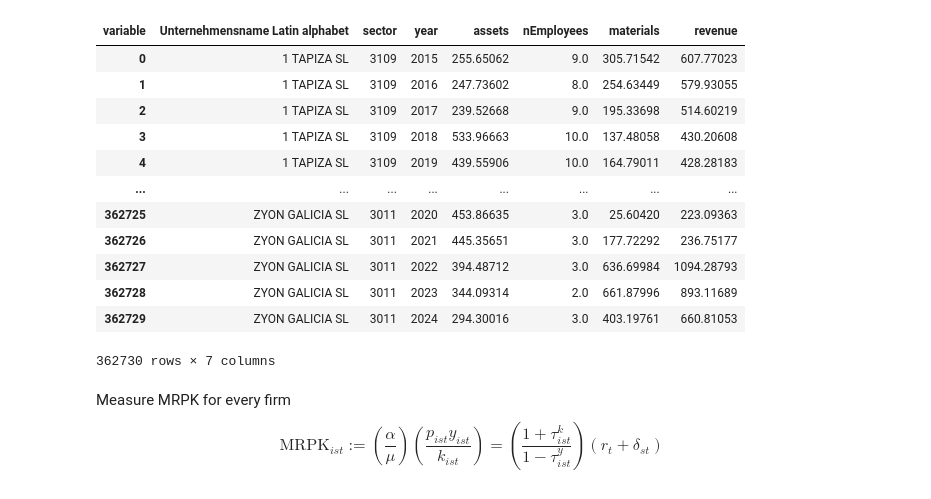
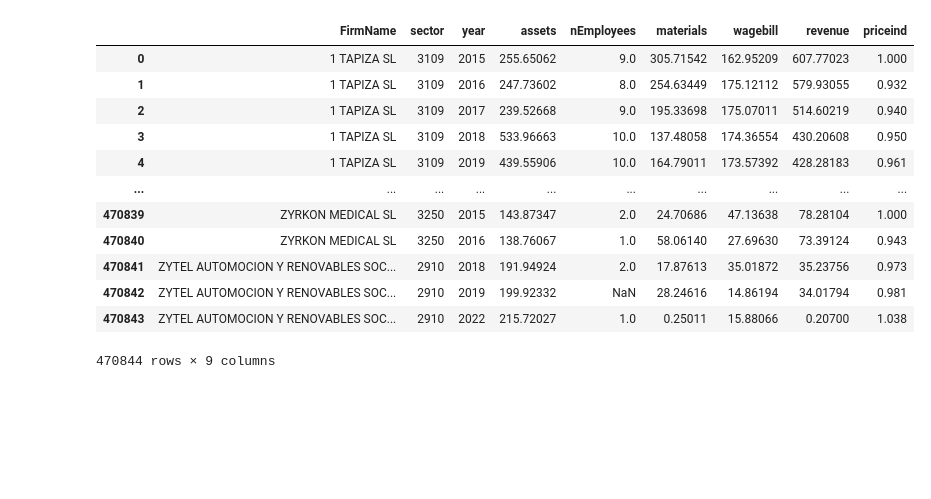
Before and after one commit to CurdinLieberherr/Master-Thesis, a Jupyter notebook: data.ipynb, the cells around one changed output. Drawn from its saved outputs; the diff is of its cells as text; code cells hidden in the pictures; blank space fills up the shorter version.

Commit message:
Added Prices and TFP

```diff
--- a/data.ipynb
+++ b/data.ipynb
@@ -23,11 +143,0 @@ df = df.replace('n.v.', np.nan)
-# %%
-DESC_COLS = ['Unternehmensname Latin alphabet',
-       'NACE Rev. 2 Core Code (4 Ziffern)']
-
-#take num cols and drop 2014 and betriebsertrag
-NUM_COLS = [col for col in df.columns if (col not in DESC_COLS) and ('2014' not in col) and ('Betriebsertrag' not in col)]
-
-
-#drop all who have missing financial information
-df = df.dropna(subset=NUM_COLS, how='any')[DESC_COLS + NUM_COLS]
-df.describe()
@@ -45,42 +144,60 @@ df.describe()
 # %%
+#make data long for any variable col
 df_long = melt_orbis_df(df, DESC_COLS)
 df_long
 
 #rename columns for later use
 df_long = df_long.rename(columns={
 
 })
 
 namedict = {
+    'Unternehmensname Latin alphabet' : 'FirmName',
     'NACE Rev. 2 Core Code (4 Ziffern)':   'sector',
     'Anlagevermögen tsd EUR' : 'assets',
     'Umsatz tsd EUR' : 'revenue',
     'Materialkosten verkaufter Güter tsd EUR': 'materials',
-    'Anzahl der Mitarbeiter': 'nEmployees'
+    'Anzahl der Mitarbeiter': 'nEmployees',
+    'Mitarbeiterkosten tsd EUR': 'wagebill'
 }
 
 df_long = df_long.rename(columns=namedict)
+
+
+NUM_COLS = [
+'assets',
+'revenue',
+'materials',
+'wagebill'
+]
+
+#drop companies who have missing financial information in a given year
+df_long = df_long.dropna(subset=NUM_COLS, how='any')
+
+#merge priceindexes
+df_long['sector2d'] = df_long['sector'].astype(str).str[:2]
+df_long['year'] = df_long['year'].astype(str)
+df_long = df_long.merge(ps, on=['sector2d', 'year'], how='left')
+df_long['year'] = df_long['year'].astype(int)
+df_long = df_long.drop('sector2d', axis=1)
+df_long['priceind'] = np.where(df_long['year'] == 2015, 1, df_long['priceind'])
+
+
+#save to workspace for reusing
+df_long.to_pickle(directory / "data_long.pkl")
+
 df_long
 # %% [output]
-| variable | Unternehmensname Latin alphabet | sector | year | assets | nEmployees | materials | revenue |
-| 0 | 1 TAPIZA SL | 3109 | 2015 | 255.65062 | 9.0 | 305.71542 | 607.77023 |
-| 1 | 1 TAPIZA SL | 3109 | 2016 | 247.73602 | 8.0 | 254.63449 | 579.93055 |
-| 2 | 1 TAPIZA SL | 3109 | 2017 | 239.52668 | 9.0 | 195.33698 | 514.60219 |
-| 3 | 1 TAPIZA SL | 3109 | 2018 | 533.96663 | 10.0 | 137.48058 | 430.20608 |
-| 4 | 1 TAPIZA SL | 3109 | 2019 | 439.55906 | 10.0 | 164.79011 | 428.28183 |
-| ... | ... | ... | ... | ... | ... | ... | ... |
-| 362725 | ZYON GALICIA SL | 3011 | 2020 | 453.86635 | 3.0 | 25.60420 | 223.09363 |
-| 362726 | ZYON GALICIA SL | 3011 | 2021 | 445.35651 | 3.0 | 177.72292 | 236.75177 |
-| 362727 | ZYON GALICIA SL | 3011 | 2022 | 394.48712 | 3.0 | 636.69984 | 1094.28793 |
-| 362728 | ZYON GALICIA SL | 3011 | 2023 | 344.09314 | 2.0 | 661.87996 | 893.11689 |
-| 362729 | ZYON GALICIA SL | 3011 | 2024 | 294.30016 | 3.0 | 403.19761 | 660.81053 |
+|  | FirmName | sector | year | assets | nEmployees | materials | wagebill | revenue | priceind |
+| 0 | 1 TAPIZA SL | 3109 | 2015 | 255.65062 | 9.0 | 305.71542 | 162.95209 | 607.77023 | 1.000 |
+| 1 | 1 TAPIZA SL | 3109 | 2016 | 247.73602 | 8.0 | 254.63449 | 175.12112 | 579.93055 | 0.932 |
+| 2 | 1 TAPIZA SL | 3109 | 2017 | 239.52668 | 9.0 | 195.33698 | 175.07011 | 514.60219 | 0.940 |
+| 3 | 1 TAPIZA SL | 3109 | 2018 | 533.96663 | 10.0 | 137.48058 | 174.36554 | 430.20608 | 0.950 |
+| 4 | 1 TAPIZA SL | 3109 | 2019 | 439.55906 | 10.0 | 164.79011 | 173.57392 | 428.28183 | 0.961 |
+| ... | ... | ... | ... | ... | ... | ... | ... | ... | ... |
+| 470839 | ZYRKON MEDICAL SL | 3250 | 2015 | 143.87347 | 2.0 | 24.70686 | 47.13638 | 78.28104 | 1.000 |
+| 470840 | ZYRKON MEDICAL SL | 3250 | 2016 | 138.76067 | 1.0 | 58.06140 | 27.69630 | 73.39124 | 0.943 |
+| 470841 | ZYTEL AUTOMOCION Y RENOVABLES SOC... | 2910 | 2018 | 191.94924 | 2.0 | 17.87613 | 35.01872 | 35.23756 | 0.973 |
+| 470842 | ZYTEL AUTOMOCION Y RENOVABLES SOC... | 2910 | 2019 | 199.92332 | NaN | 28.24616 | 14.86194 | 34.01794 | 0.981 |
+| 470843 | ZYTEL AUTOMOCION Y RENOVABLES SOC... | 2910 | 2022 | 215.72027 | 1.0 | 0.25011 | 15.88066 | 0.20700 | 1.038 |
-362730 rows × 7 columns
+470844 rows × 9 columns
-# %% [markdown]
-Measure MRPK for every firm
-$$
- \text{MRPK}_{ist} :=
-    \left(\frac{\alpha}{\mu}\right)
-    \left(\frac{p_{ist} y_{ist}}{k_{ist}}\right)
-    = \left(\frac{1 + \tau^{k}_{ist}}{1 - \tau^{y}_{ist}}\right)
-    (r_t + \delta_{st})
-$$
```
Also changed, not shown: parts of 14 cells of this notebook, 2 other files.
